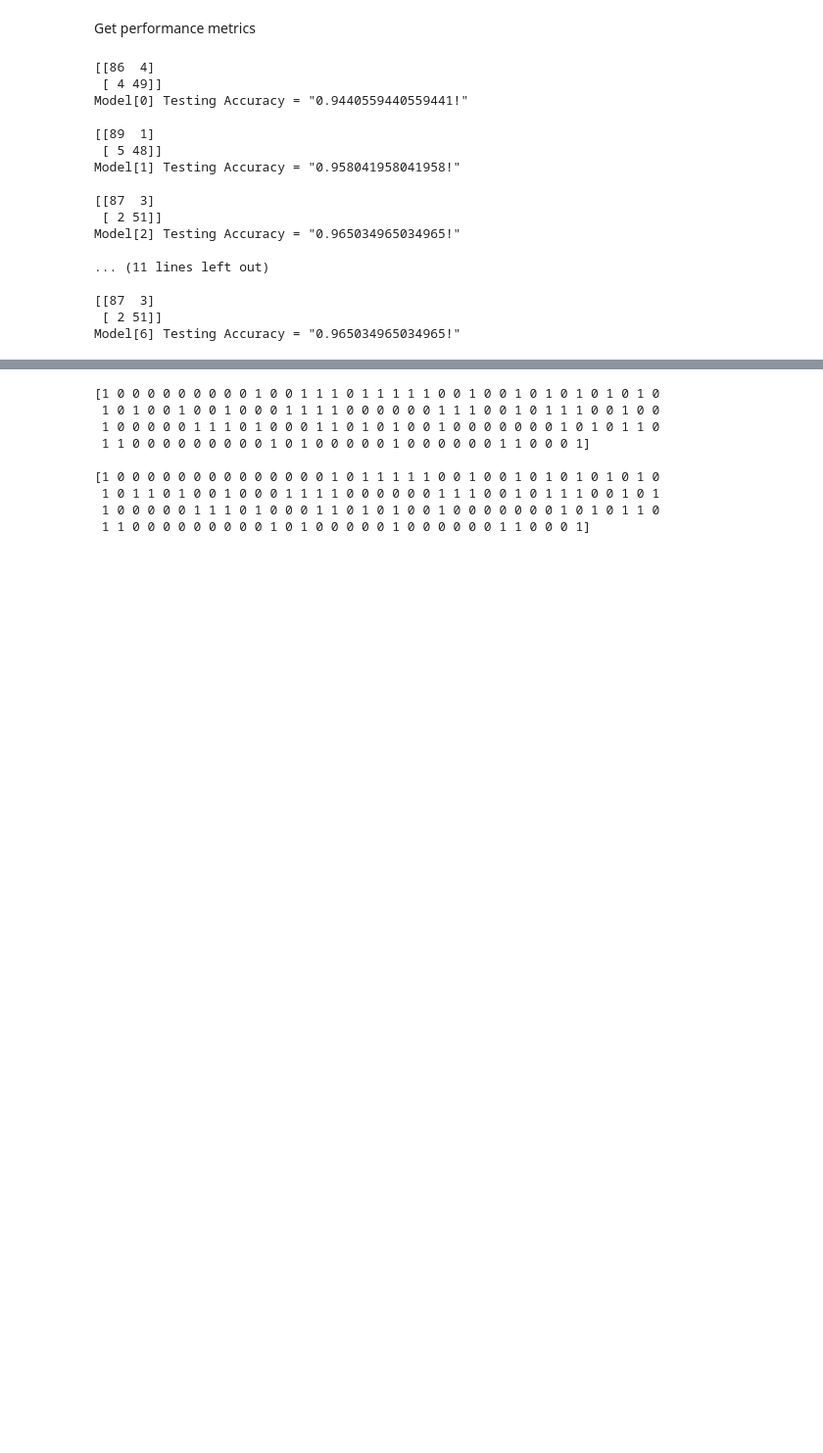
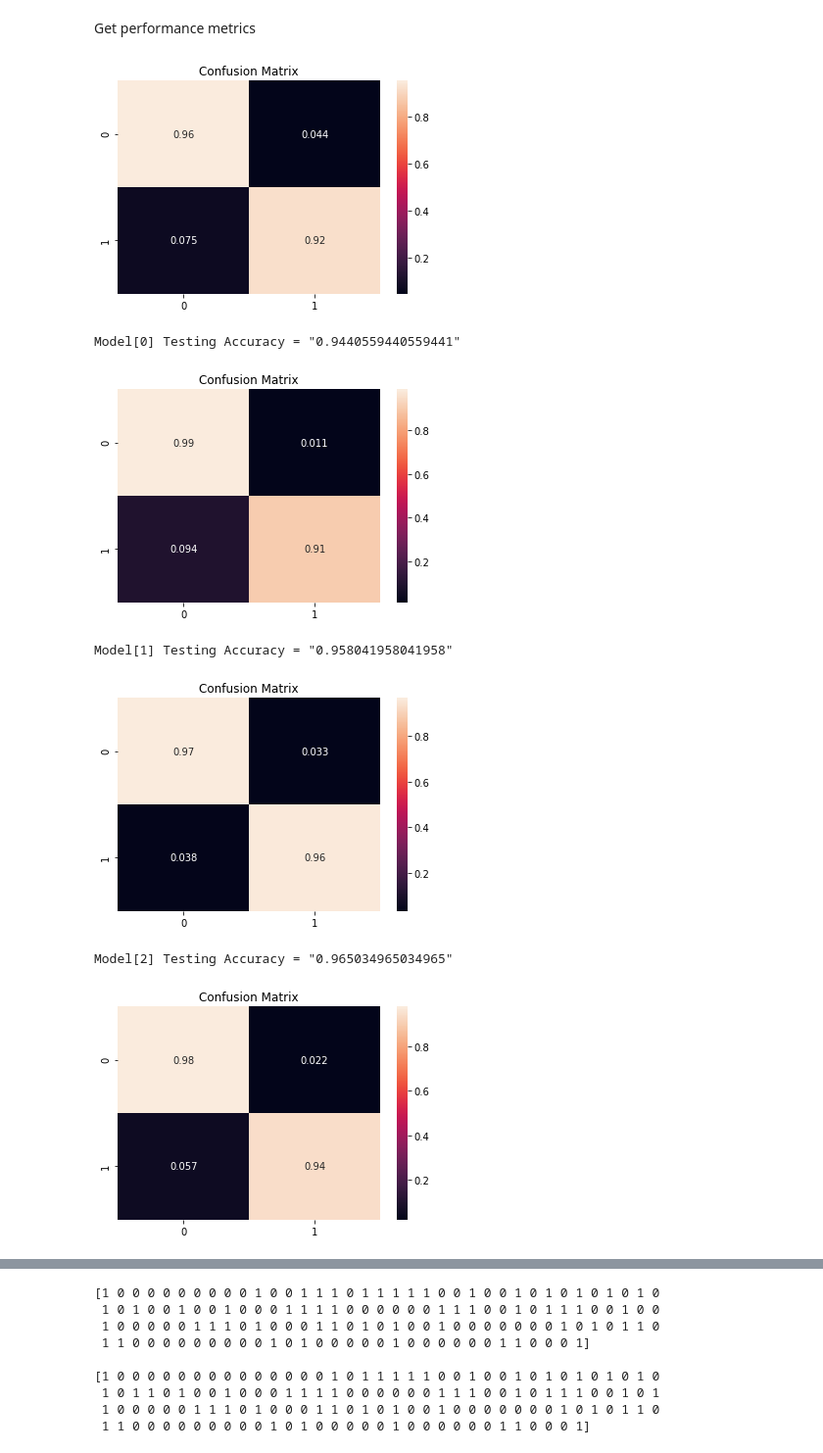
Before and after one commit to akshatagg06/cancer-predict, a Jupyter notebook: cancer_predict.ipynb, the cells around one changed output, grey strips where cells are left out. Shown at 98% size. Drawn from its saved outputs; the diff is of its cells as text; code cells hidden in the pictures; blank space fills up the shorter version.

```diff
--- a/cancer_predict.ipynb
+++ b/cancer_predict.ipynb
@@ -231,32 +232,27 @@ model = models(X_train,Y_train)
 Get performance metrics
 # %%
 from sklearn.metrics import confusion_matrix
+
 for i in range(len(model)):
+  # confusion matrix
+  fig, ax = plt.subplots()
+  sns.heatmap(confusion_matrix(Y_test, model[i].predict(X_test), normalize='true'), annot=True, ax=ax)
+  ax.set_title("Confusion Matrix")
+  plt.show()
+
   cm = confusion_matrix(Y_test, model[i].predict(X_test))
-
   TN = cm[0][0]
   TP = cm[1][1]
   FN = cm[1][0]
   FP = cm[0][1]
-
-  print(cm)
-  print('Model[{}] Testing Accuracy = "{}!"'.format(i,  (TP + TN) / (TP + TN + FN + FP)))
+  print('Model[{}] Testing Accuracy = "{}"'.format(i,  (TP + TN) / (TP + TN + FN + FP)))
   print()# Print a new line
+  print()# Print a new line
 # %% [output]
+[figure, added]
-[[86  4]
- [ 4 49]]
-Model[0] Testing Accuracy = "0.9440559440559441!"
-
-[[89  1]
- [ 5 48]]
-Model[1] Testing Accuracy = "0.958041958041958!"
-
-[[87  3]
- [ 2 51]]
-Model[2] Testing Accuracy = "0.965034965034965!"
-
-... (11 lines left out)
-
-[[87  3]
- [ 2 51]]
-Model[6] Testing Accuracy = "0.965034965034965!"
+Model[0] Testing Accuracy = "0.9440559440559441"
+[figure, added]
+Model[1] Testing Accuracy = "0.958041958041958"
+[figure, added]
+Model[2] Testing Accuracy = "0.965034965034965"
+[figure, added]
```
Also changed, not shown: parts of 3 cells of this notebook.
